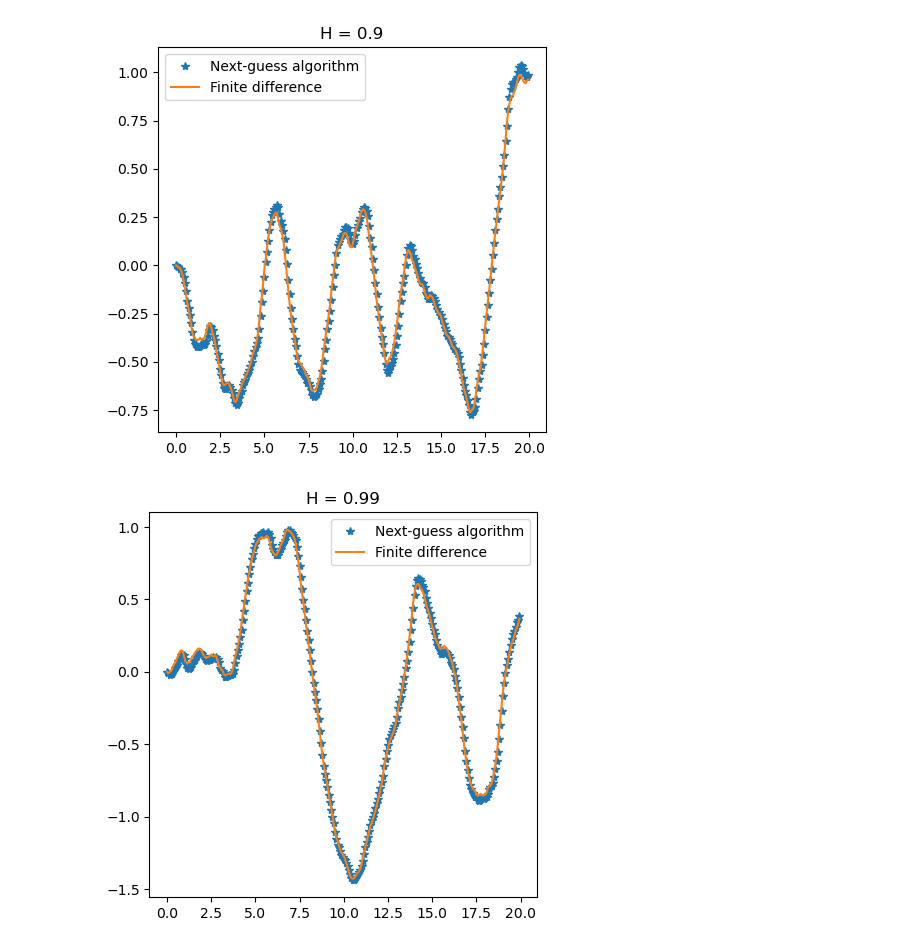
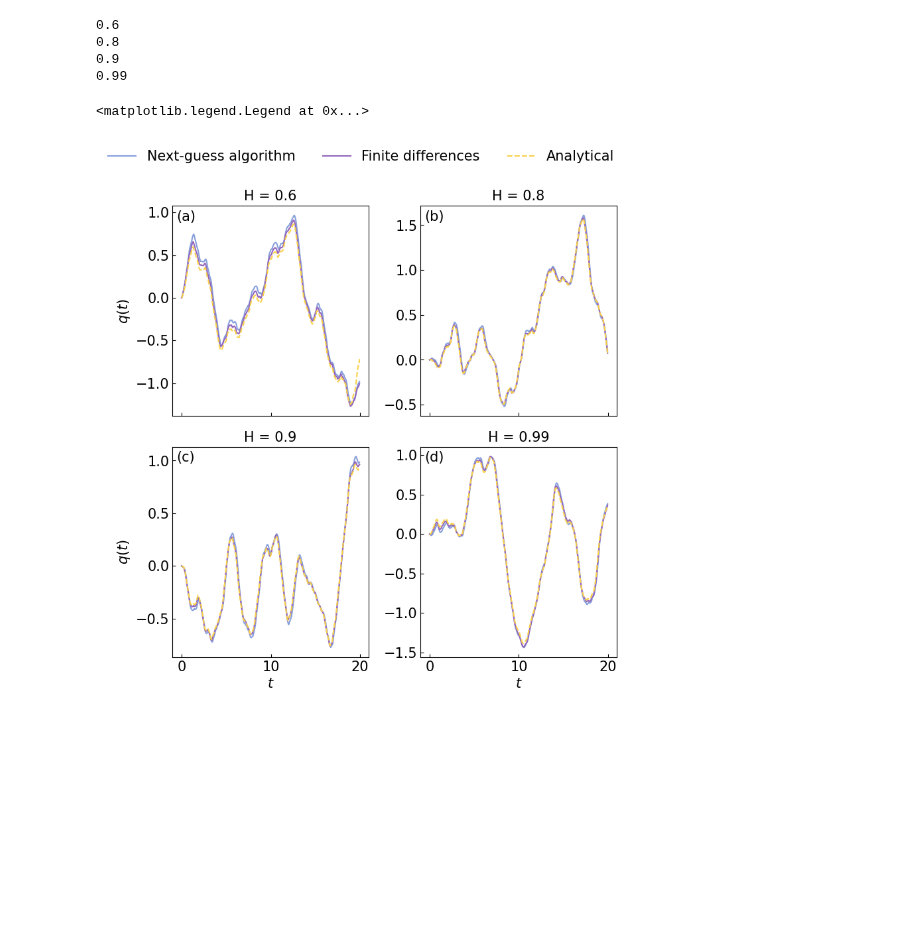
Before and after one commit to davidsantiagoquevedo/fractional-langevin-equations, a Jupyter notebook: analysis/inspect_fLe_twobaths.ipynb, the cells around one changed output. Saved outputs shown, nothing was run; the diff lists cells and outputs as text; code cells hidden in the pictures; blank space fills up the shorter version.

Commit message:
refac: nga and full analytical solutions

```diff
--- a/analysis/inspect_fLe_twobaths.ipynb
+++ b/analysis/inspect_fLe_twobaths.ipynb
@@ -38,25 +42,27 @@ def inspect_fd(H, N, T, id):
     dBH = ut.read_hdf5_data(noise_path)
 
     t = dBH.deets_t
-    noise = dBH.deets_v
 
-    order = 2-2*H
-    v0 = 0
     delta_t = T/N
-    first_guess_ = first_guess(t, noise, order, v0)
 
     eq = fle_twobath(H)
     eq.params(T, h = delta_t, v0 = 0)#first_guess_[2]/delta_t)
     eq.external_B(B, t)
     eq.solve()
+    eq.get_analytical()
 
     return eq
 # %%
-def plot_comparison(H, N, T, id, ax):
+def plot_comparison(H, N, T, id, ax, panel, xlabel = False, ylabel = False):
     nga = inspect_nga(H, N, id)
     eq = inspect_fd(H, N, T, id)
 
-    ax.plot(nga.deets_t, nga.deets_v, ls = "", marker = "*", label = "Next-guess algorithm")
-    ax.plot(eq.t, eq.numerical, label = "Finite difference")
+    ax.plot(nga.deets_t, nga.deets_v, ls = "-", label = "Next-guess algorithm")
+    ax.plot(eq.t, eq.numerical, label = "Finite differences")
+    ax.plot(eq.t, eq.analytical, ls = "--", label = "Analytical")
     ax.set_title(f"H = {H}")
-    ax.legend();
+    if ylabel:
+        ax.set_ylabel(r"$q(t)$")
+    if xlabel:
+        ax.set_xlabel(r"$t$")
+    pu.add_caption_letter(ax, panel)
@@ -103,20 +69,41 @@ plot_comparison(H, N, T, id, ax)
-# %%
-H = 0.9
-N = 280
-T = 20
-id = 5
-
-fig, ax = plt.subplots(figsize = (5, 5))
-plot_comparison(H, N, T, id, ax)
-# %% [output]
-[figure, removed]
-# %%
-H = 0.99
-N = 280
-T = 20
-id = 6
-
-fig, ax = plt.subplots(figsize = (5, 5))
-plot_comparison(H, N, T, id, ax)
-# %% [output]
-[figure, removed]
+# %%
+T = 20
+fig, ax = plt.subplots(2,2, figsize=(8,8), sharex = True)
+
+H = 0.6
+N = 280
+T = 20
+id = 2
+print(H)
+plot_comparison(H, N, T, id, ax[0][0], "(a)", ylabel = True)
+
+H = 0.8
+N = 280
+T = 20
+id = 4
+print(H)
+plot_comparison(H, N, T, id, ax[0][1], "(b)")
+
+H = 0.9
+N = 280
+T = 20
+id = 5
+print(H)
+plot_comparison(H, N, T, id, ax[1][0], "(c)", xlabel = True, ylabel = True)
+
+H = 0.99
+N = 280
+T = 20
+id = 6
+print(H)
+plot_comparison(H, N, T, id, ax[1][1], "(d)", xlabel = True)
+
+handles, labels = ax[1][1].get_legend_handles_labels()
+fig.legend(handles, labels, bbox_to_anchor = (0.99, 1.07), ncol = 3)
+# %% [output]
+0.6
+0.8
+0.9
+0.99
+<matplotlib.legend.Legend at 0x...>
+[figure, added]
```
Also changed, not shown: parts of 6 cells of this notebook, 4 other files.
